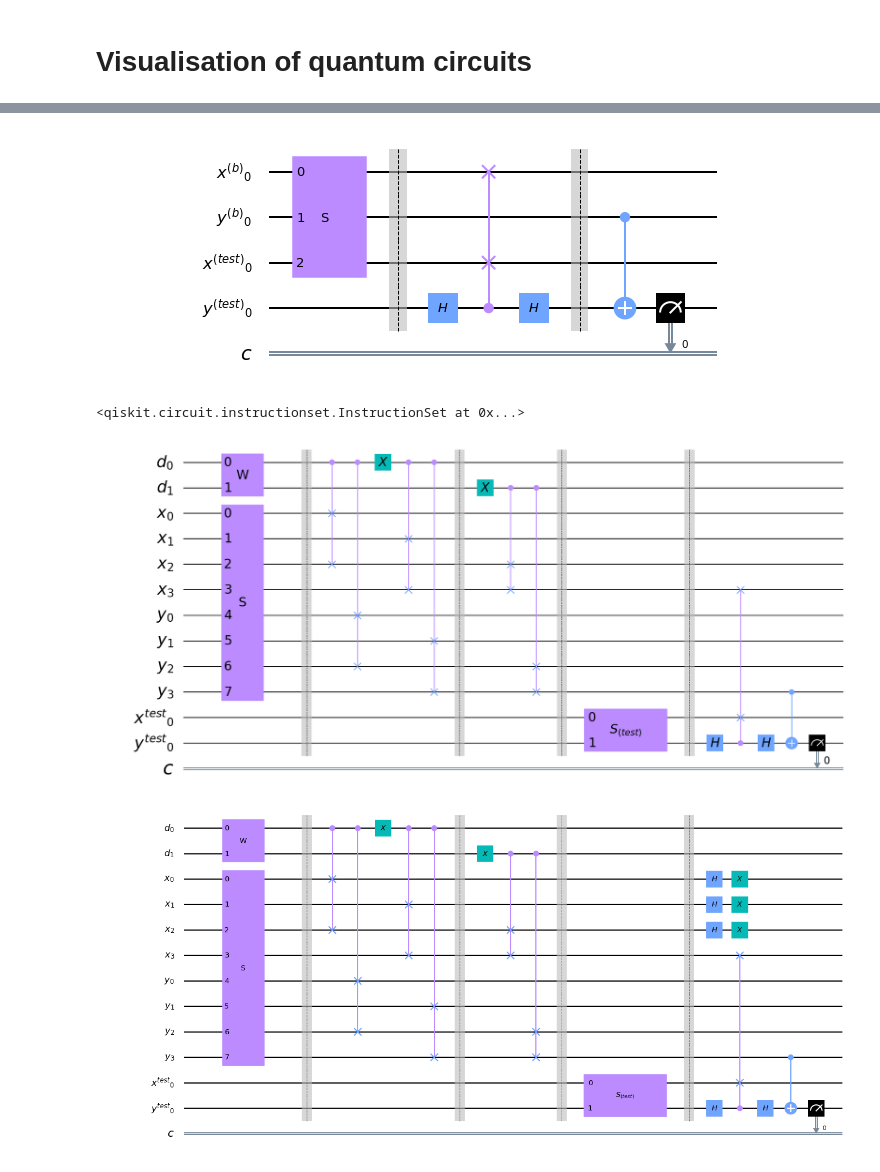
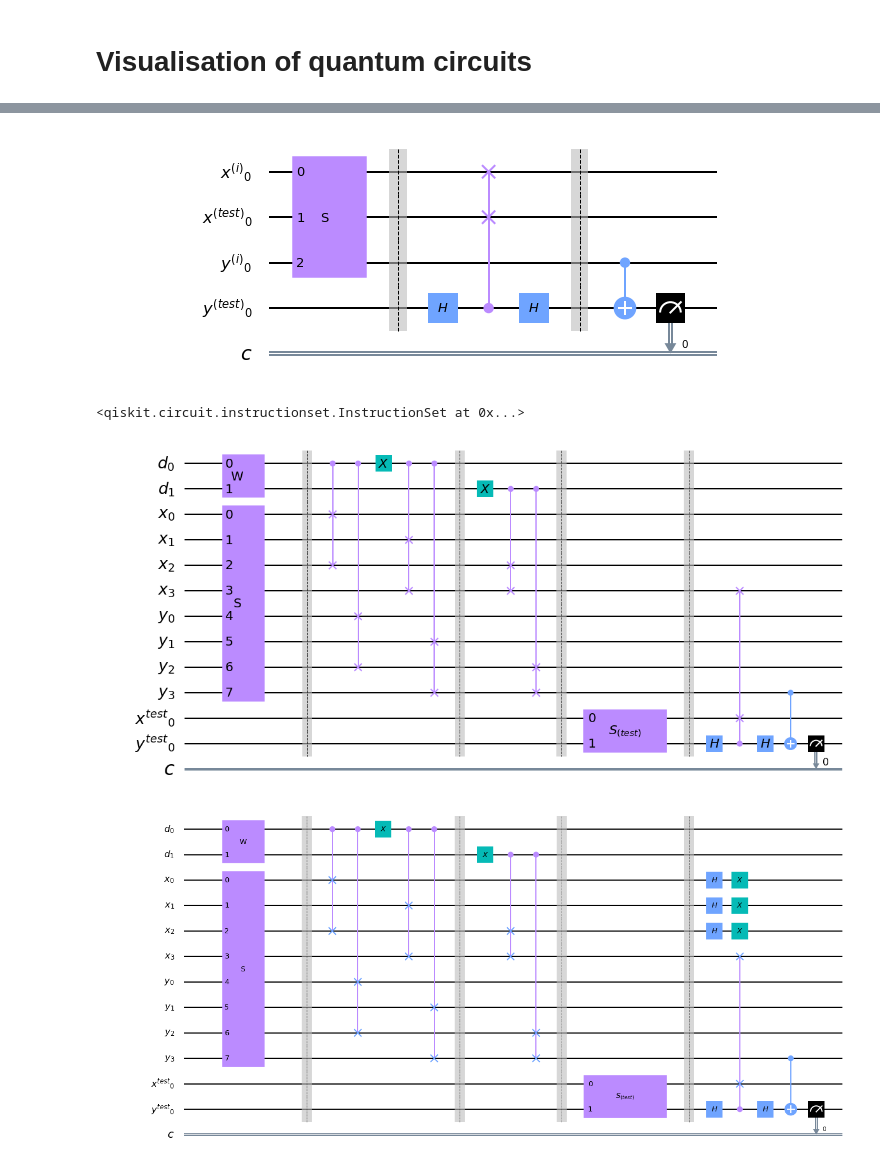
Before and after one commit to amacaluso/Quantum-Ensemble-for-Classification, a Jupyter notebook: notebooks/viz_paper.ipynb, the cells around one changed output, grey strips where cells are left out. Saved outputs shown, nothing was run; the diff lists cells and outputs as text; code cells hidden in the pictures.

```diff
--- a/notebooks/viz_paper.ipynb
+++ b/notebooks/viz_paper.ipynb
@@ -11,14 +14,14 @@ from modeling import *
 # %%
-x_train = QuantumRegister(1, 'x^{(b)}')
+x_train = QuantumRegister(1, 'x^{(i)}')
 x_test = QuantumRegister(1, 'x^{(test)}')
-y_train = QuantumRegister(1, 'y^{(b)}')
+y_train = QuantumRegister(1, 'y^{(i)}')
 y_test = QuantumRegister(1, 'y^{(test)}')
 c = ClassicalRegister(1, 'c')
 
-qc = QuantumCircuit(x_train, y_train, x_test, y_test, c)
+qc = QuantumCircuit(x_train, x_test, y_train, y_test, c)
 
 S = Gate(name='  S  ', num_qubits=3, params=[])
-qc.append(S, [x_train, y_train, x_test])
+qc.append(S, [x_train, x_test, y_train])
 qc.barrier()
 qc.h(y_test)
 qc.cswap(y_test, x_train, x_test)
@@ -30,10 +33,10 @@ qc.measure(y_test, c)
 #qc = cos_classifier(x_tr, x_ts, y_tr)
 qc.draw(output='mpl', scale=.7,
         idle_wires =False, with_layout=False,
-        interactive=True, justify='right', initial_state =True,
+        interactive=True, justify='left', initial_state =True,
         filename='output/cosine_circuit.png')
 # %% [output]
-[figure, old version]
+[figure, new version]
 # %%
 d = 2
 n_obs = 4
@@ -112,9 +115,9 @@ qc.measure(label_test[0], c)
 <qiskit.circuit.instructionset.InstructionSet at 0x...>
 # %%
 #qc = ensemble_fixed_U(X_data, Y_data, x_test)
-qc.draw(output='mpl', scale=.4, filename='output/ensemble_circuit.png', style={'fontsize':30, 'dpi':300}, vertical_compression='high')
+qc.draw(output='mpl', scale=.4, filename='output/ensemble_circuit.png', style={'fontsize':20, 'dpi':300}, vertical_compression='high')
 # %% [output]
-[figure, old version]
+[figure, new version]
 # %%
 d = 2
 n_obs = 4
```
Also changed, not shown: parts of 3 cells of this notebook, 13 other files.
